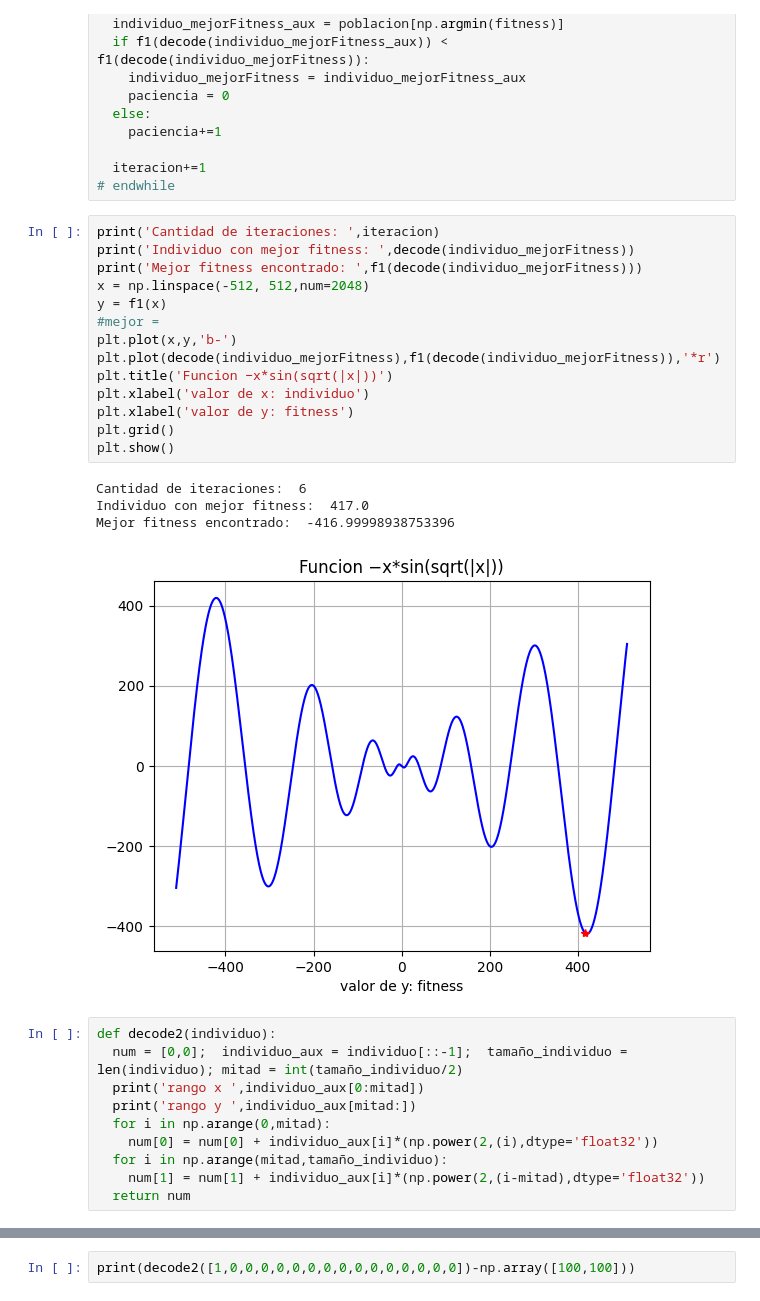
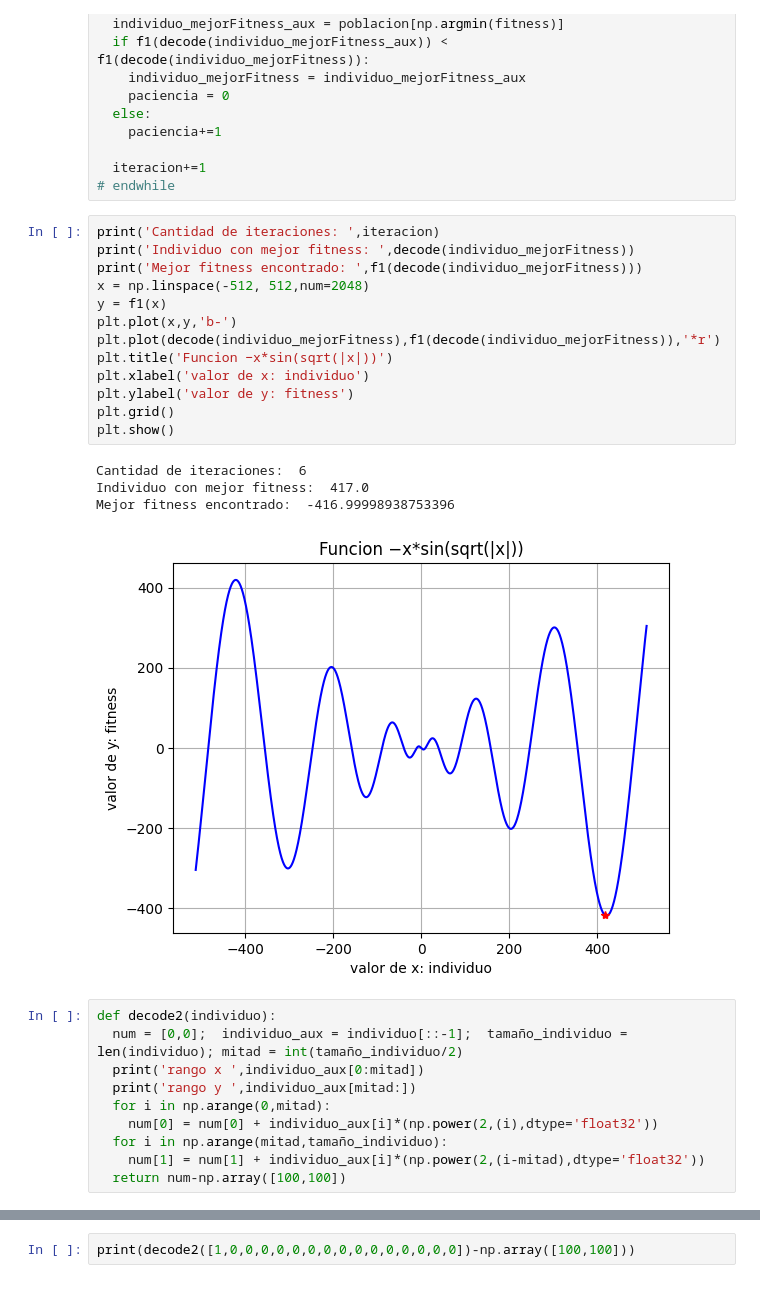
Before and after one commit to aguusandy/ic_2023, a Jupyter notebook: Inteligencia_guia6.ipynb, the cells around one changed output, grey strips where cells are left out. Drawn from its saved outputs; the diff is of its cells as text.

```diff
--- a/Inteligencia_guia6.ipynb
+++ b/Inteligencia_guia6.ipynb
@@ -127,22 +127,21 @@ while iteracion < iteraciones_max and paciencia <= paciencia_max:
 # %%
 print('Cantidad de iteraciones: ',iteracion)
 print('Individuo con mejor fitness: ',decode(individuo_mejorFitness))
 print('Mejor fitness encontrado: ',f1(decode(individuo_mejorFitness)))
 x = np.linspace(-512, 512,num=2048)
 y = f1(x)
-#mejor =
 plt.plot(x,y,'b-')
 plt.plot(decode(individuo_mejorFitness),f1(decode(individuo_mejorFitness)),'*r')
 plt.title('Funcion −x*sin(sqrt(|x|))')
 plt.xlabel('valor de x: individuo')
-plt.xlabel('valor de y: fitness')
+plt.ylabel('valor de y: fitness')
 plt.grid()
 plt.show()
 # %% [output]
 Cantidad de iteraciones:  6
 Individuo con mejor fitness:  417.0
 Mejor fitness encontrado:  -416.99998938753396
-[figure, old version]
+[figure, new version]
 # %%
 def decode2(individuo):
   num = [0,0];  individuo_aux = individuo[::-1];  tamaño_individuo = len(individuo); mitad = int(tamaño_individuo/2)
@@ -152,7 +151,7 @@ def decode2(individuo):
     num[0] = num[0] + individuo_aux[i]*(np.power(2,(i),dtype='float32'))
   for i in np.arange(mitad,tamaño_individuo):
     num[1] = num[1] + individuo_aux[i]*(np.power(2,(i-mitad),dtype='float32'))
-  return num
+  return num-np.array([100,100])
 # %%
  # ii) f(x, y) = (x^2 + y^2)^(0.25)[sin(50*(x^2 + y^2)^(0.1) + 1)], con x, y ∈ [−100 . . . 100]
 
```
Also changed, not shown: parts of 4 cells of this notebook.
